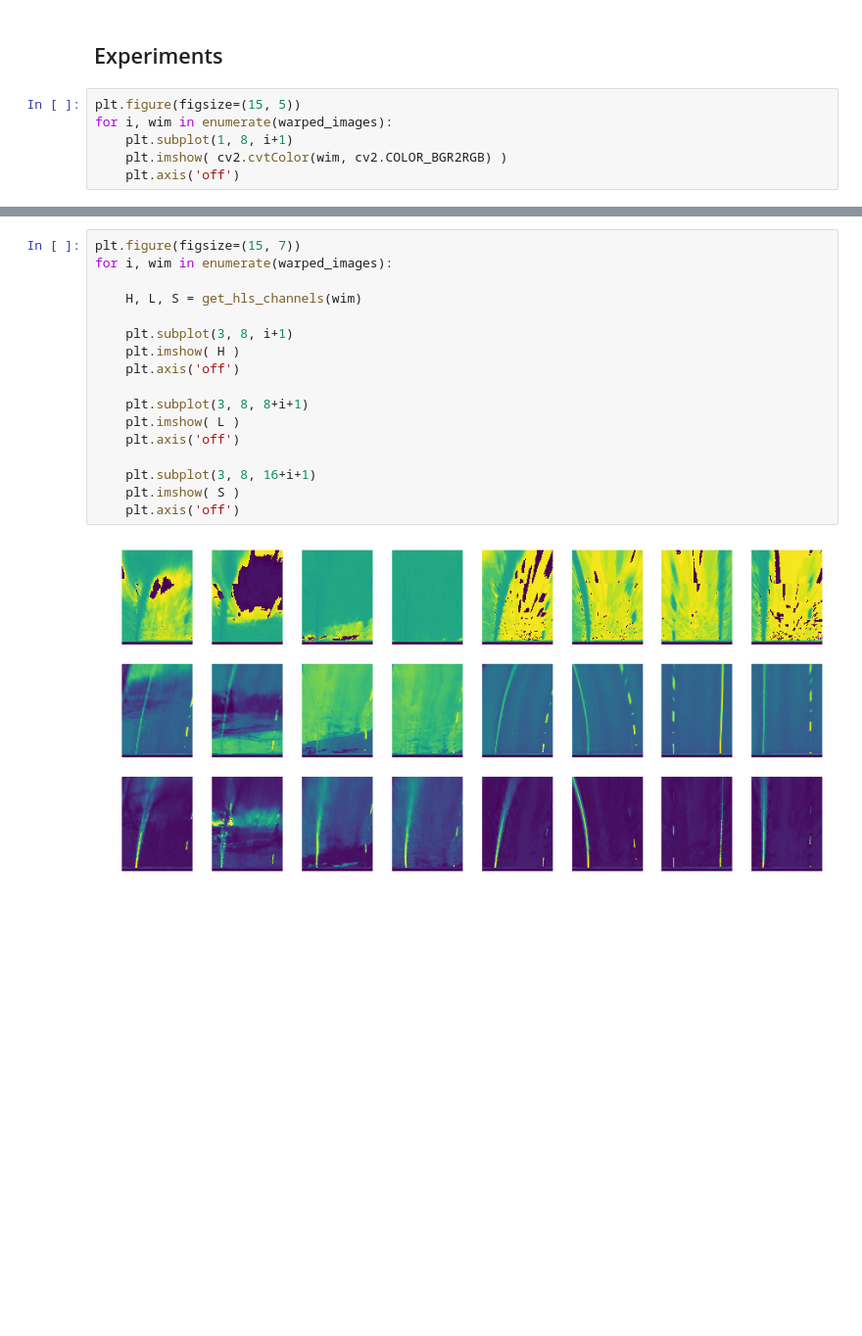
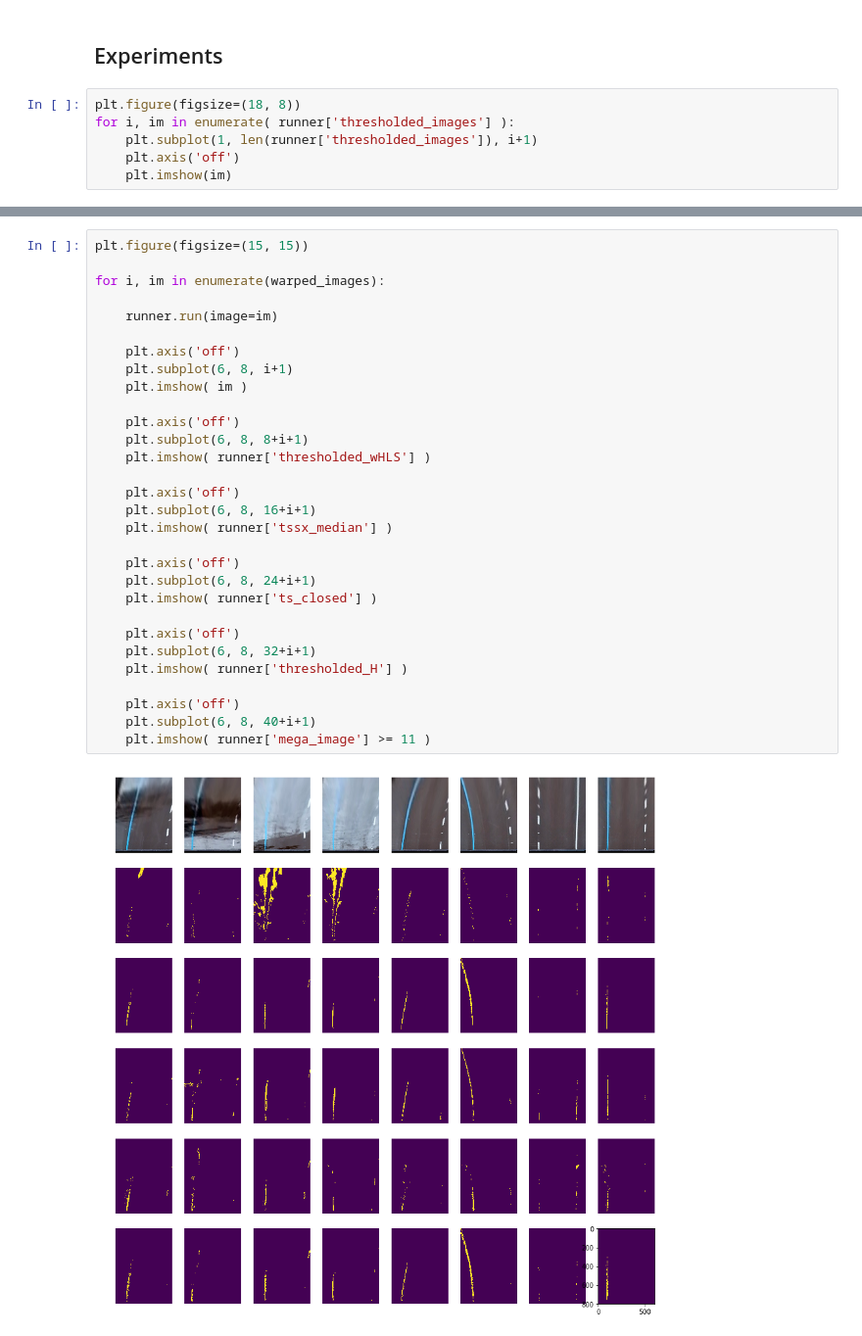
Before and after one commit to semeniuta/CarND-Advanced-Lane-Lines, a Jupyter notebook: advanced_lane_finding_proto.ipynb, the cells around one changed output, grey strips where cells are left out. Shown: that part at 98% size. Drawn from its saved outputs; the diff is of its cells as text; blank space fills up the shorter version.

```diff
--- a/advanced_lane_finding_proto.ipynb
+++ b/advanced_lane_finding_proto.ipynb
@@ -119,9 +179,9 @@ S_sobely = lanelines.scale_image_255( lanelines.sobel_y(runner['S']) )
 # %% [markdown]
 ## Experiments
 # %%
-plt.figure(figsize=(15, 5))
-for i, wim in enumerate(warped_images):
-    plt.subplot(1, 8, i+1)
-    plt.imshow( cv2.cvtColor(wim, cv2.COLOR_BGR2RGB) )
+plt.figure(figsize=(18, 8))
+for i, im in enumerate( runner['thresholded_images'] ):
+    plt.subplot(1, len(runner['thresholded_images']), i+1)
     plt.axis('off')
+    plt.imshow(im)
 # %% [output]
@@ -129,19 +214,32 @@ for i, wim in enumerate(warped_images):
 # %%
-plt.figure(figsize=(15, 7))
-for i, wim in enumerate(warped_images):
+plt.figure(figsize=(15, 15))
 
-    H, L, S = get_hls_channels(wim)
+for i, im in enumerate(warped_images):
 
-    plt.subplot(3, 8, i+1)
-    plt.imshow( H )
+    runner.run(image=im)
+
     plt.axis('off')
+    plt.subplot(6, 8, i+1)
+    plt.imshow( im )
 
-    plt.subplot(3, 8, 8+i+1)
-    plt.imshow( L )
     plt.axis('off')
+    plt.subplot(6, 8, 8+i+1)
+    plt.imshow( runner['thresholded_wHLS'] )
 
-    plt.subplot(3, 8, 16+i+1)
-    plt.imshow( S )
     plt.axis('off')
+    plt.subplot(6, 8, 16+i+1)
+    plt.imshow( runner['tssx_median'] )
+
+    plt.axis('off')
+    plt.subplot(6, 8, 24+i+1)
+    plt.imshow( runner['ts_closed'] )
+
+    plt.axis('off')
+    plt.subplot(6, 8, 32+i+1)
+    plt.imshow( runner['thresholded_H'] )
+
+    plt.axis('off')
+    plt.subplot(6, 8, 40+i+1)
+    plt.imshow( runner['mega_image'] >= 11 )
 # %% [output]
-[figure, old version]
+[figure, new version]
```
Also changed, not shown: parts of 19 cells of this notebook, 2 other files.
